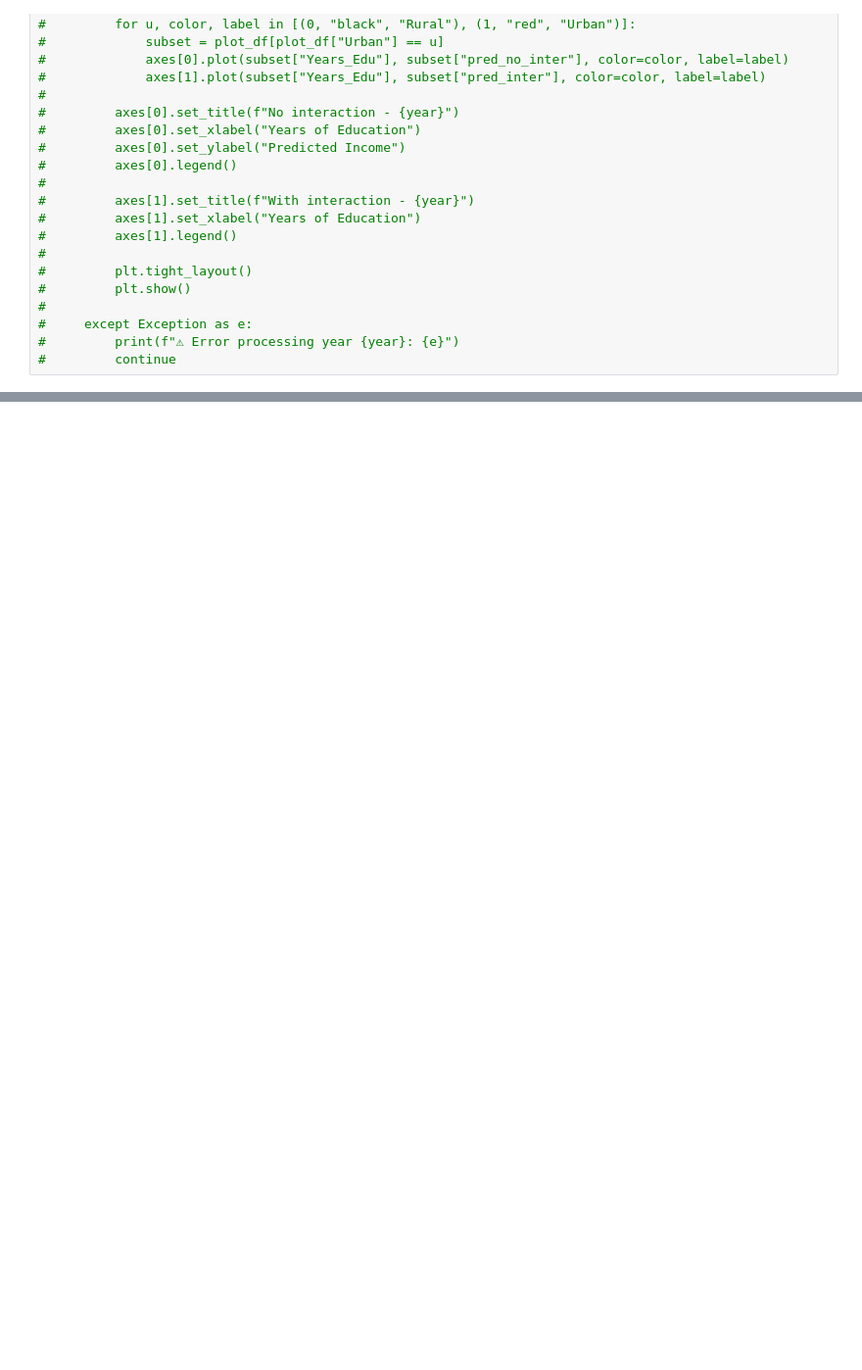
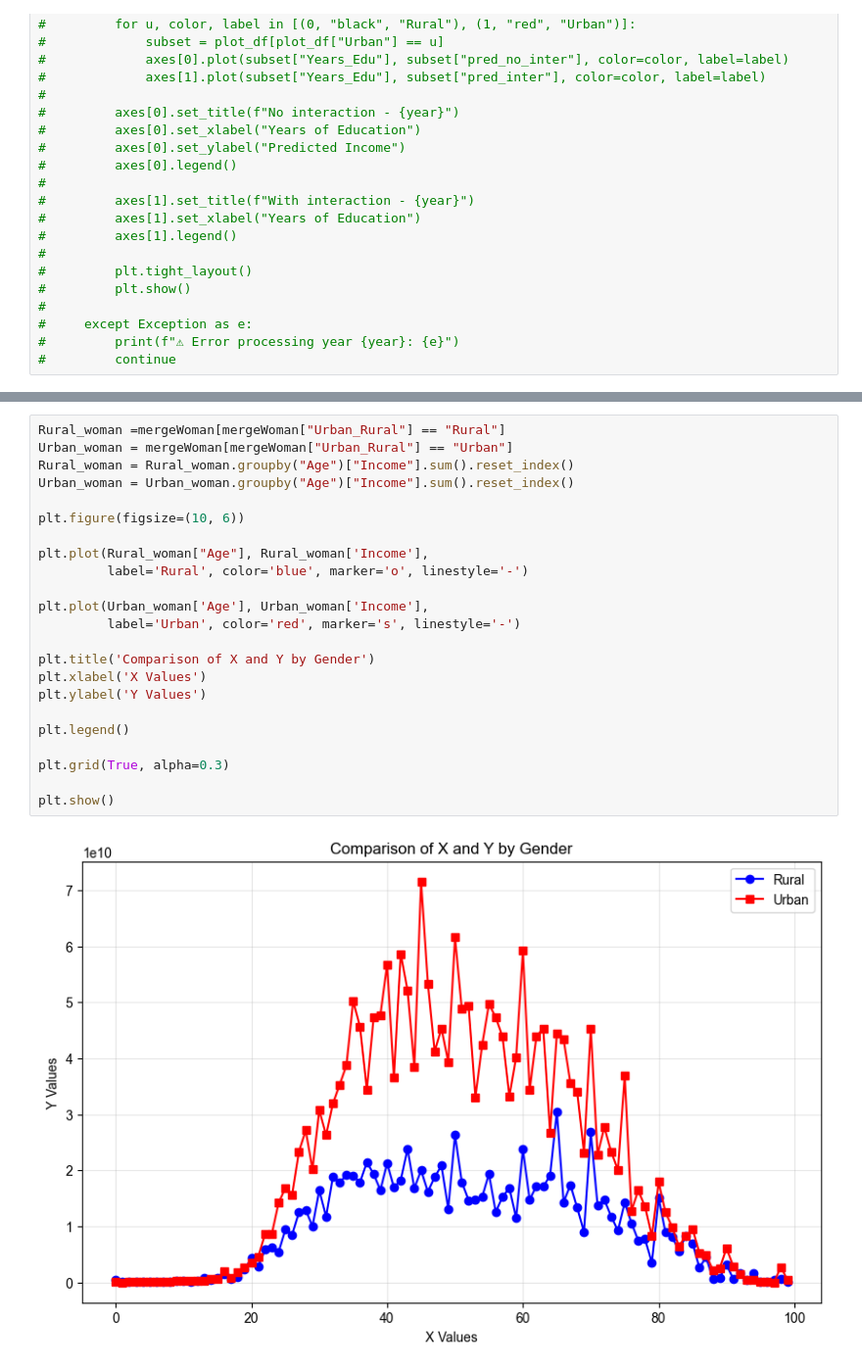
Before and after one commit to MhRezaRahmani/regres, a Jupyter notebook: reg2.ipynb, the cells around one changed output, grey strips where cells are left out. Shown at 98% size. Drawn from its saved outputs; the diff is of its cells as text; blank space fills up the shorter version.

```diff
--- a/reg2.ipynb
+++ b/reg2.ipynb
@@ -690,0 +885,25 @@ for year in range(1395, 1402):
+# %%
+Rural_woman =mergeWoman[mergeWoman["Urban_Rural"] == "Rural"]
+Urban_woman = mergeWoman[mergeWoman["Urban_Rural"] == "Urban"]
+Rural_woman = Rural_woman.groupby("Age")["Income"].sum().reset_index()
+Urban_woman = Urban_woman.groupby("Age")["Income"].sum().reset_index()
+
+plt.figure(figsize=(10, 6))
+
+plt.plot(Rural_woman["Age"], Rural_woman['Income'],
+         label='Rural', color='blue', marker='o', linestyle='-')
+
+plt.plot(Urban_woman['Age'], Urban_woman['Income'],
+         label='Urban', color='red', marker='s', linestyle='-')
+
+plt.title('Comparison of X and Y by Gender')
+plt.xlabel('X Values')
+plt.ylabel('Y Values')
+
+plt.legend()
+
+plt.grid(True, alpha=0.3)
+
+plt.show()
+# %% [output]
+[figure, added]
```
Also changed, not shown: parts of 13 cells of this notebook.
